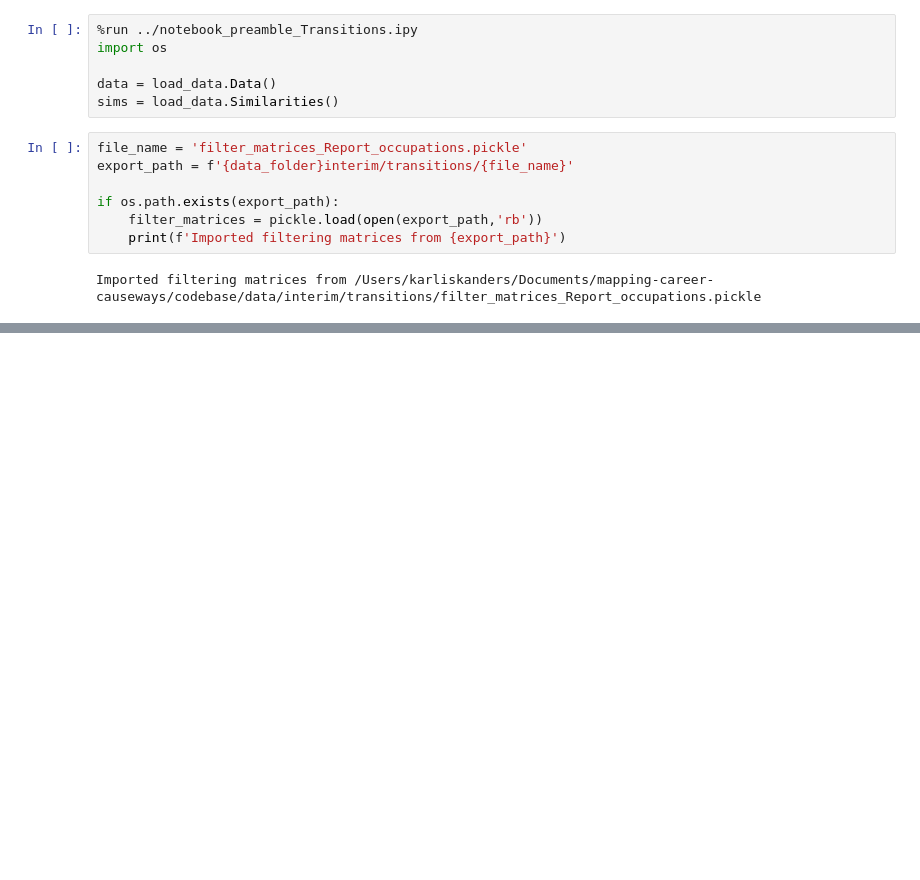
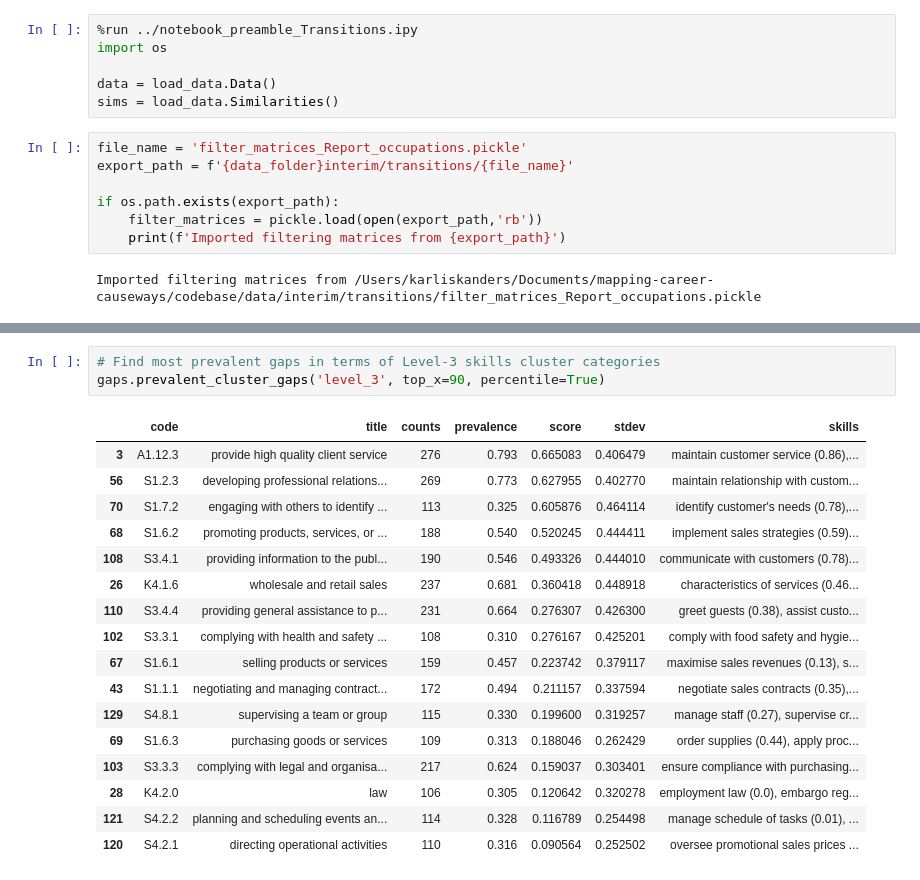
Before and after one commit to nestauk/mapping-career-causeways, a Jupyter notebook: codebase/notebooks/05_transition_analyses/Transitions_04_Skills_gaps.ipynb, the cells around one changed output, grey strips where cells are left out. Drawn from its saved outputs; the diff is of its cells as text; blank space fills up the shorter version.

```diff
--- a/codebase/notebooks/05_transition_analyses/Transitions_04_Skills_gaps.ipynb
+++ b/codebase/notebooks/05_transition_analyses/Transitions_04_Skills_gaps.ipynb
@@ -1658,0 +89,21 @@ data.skills[data.skills.preferred_label.str.contains('occupational')]
+# %%
+# Find most prevalent gaps in terms of Level-3 skills cluster categories
+gaps.prevalent_cluster_gaps('level_3', top_x=90, percentile=True)
+# %% [output]
+|  | code | title | counts | prevalence | score | stdev | skills |
+| 3 | A1.12.3 | provide high quality client service | 276 | 0.793 | 0.665083 | 0.406479 | maintain customer service (0.86),... |
+| 56 | S1.2.3 | developing professional relations... | 269 | 0.773 | 0.627955 | 0.402770 | maintain relationship with custom... |
+| 70 | S1.7.2 | engaging with others to identify ... | 113 | 0.325 | 0.605876 | 0.464114 | identify customer's needs (0.78),... |
+| 68 | S1.6.2 | promoting products, services, or ... | 188 | 0.540 | 0.520245 | 0.444411 | implement sales strategies (0.59)... |
+| 108 | S3.4.1 | providing information to the publ... | 190 | 0.546 | 0.493326 | 0.444010 | communicate with customers (0.78)... |
+| 26 | K4.1.6 | wholesale and retail sales | 237 | 0.681 | 0.360418 | 0.448918 | characteristics of services (0.46... |
+| 110 | S3.4.4 | providing general assistance to p... | 231 | 0.664 | 0.276307 | 0.426300 | greet guests (0.38), assist custo... |
+| 102 | S3.3.1 | complying with health and safety ... | 108 | 0.310 | 0.276167 | 0.425201 | comply with food safety and hygie... |
+| 67 | S1.6.1 | selling products or services | 159 | 0.457 | 0.223742 | 0.379117 | maximise sales revenues (0.13), s... |
+| 43 | S1.1.1 | negotiating and managing contract... | 172 | 0.494 | 0.211157 | 0.337594 | negotiate sales contracts (0.35),... |
+| 129 | S4.8.1 | supervising a team or group | 115 | 0.330 | 0.199600 | 0.319257 | manage staff (0.27), supervise cr... |
+| 69 | S1.6.3 | purchasing goods or services | 109 | 0.313 | 0.188046 | 0.262429 | order supplies (0.44), apply proc... |
+| 103 | S3.3.3 | complying with legal and organisa... | 217 | 0.624 | 0.159037 | 0.303401 | ensure compliance with purchasing... |
+| 28 | K4.2.0 | law | 106 | 0.305 | 0.120642 | 0.320278 | employment law (0.0), embargo reg... |
+| 121 | S4.2.2 | planning and scheduling events an... | 114 | 0.328 | 0.116789 | 0.254498 | manage schedule of tasks (0.01), ... |
+| 120 | S4.2.1 | directing operational activities | 110 | 0.316 | 0.090564 | 0.252502 | oversee promotional sales prices ... |
```
Also changed, not shown: parts of 153 cells of this notebook, 8 other files.
